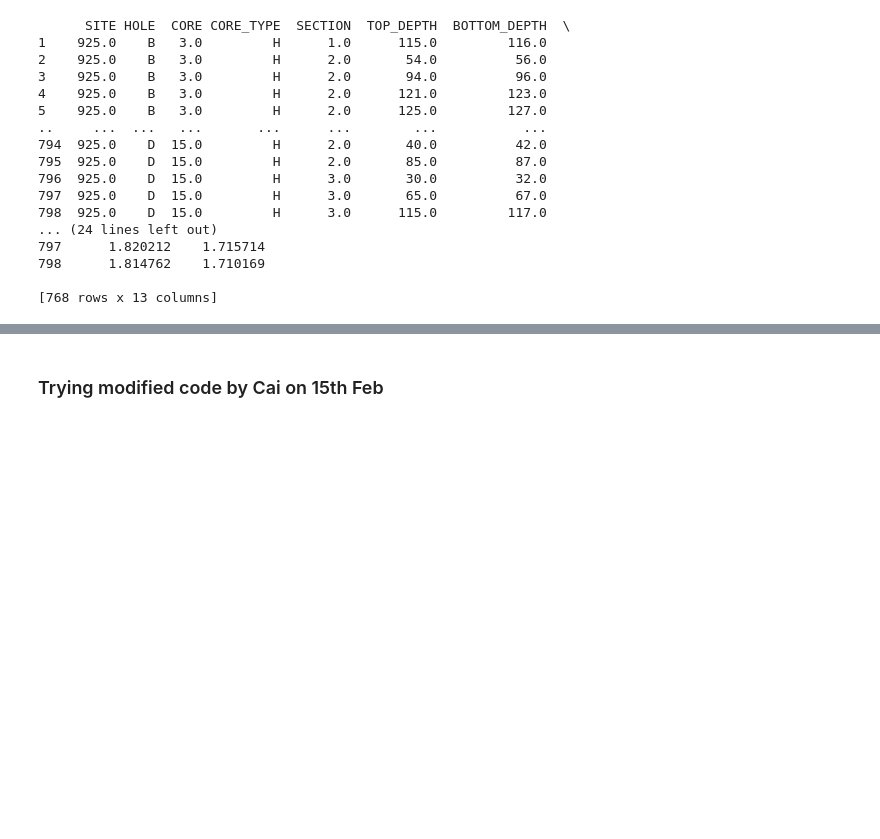
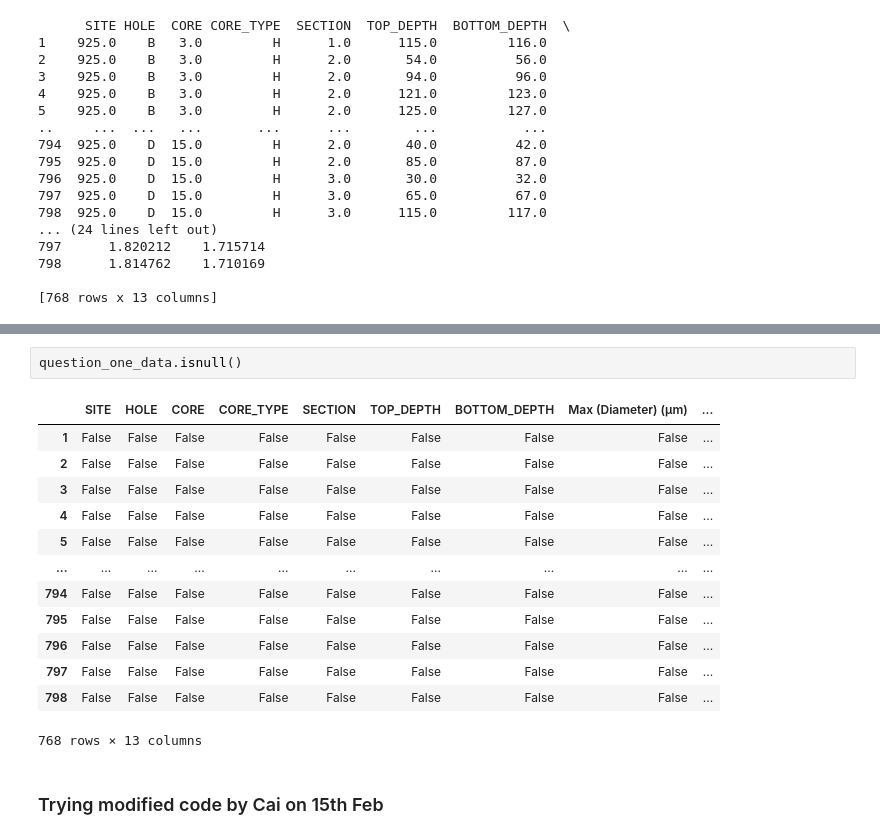
Before and after one commit to SimarleenDung/Data-Science-Mini-Project, a Jupyter notebook: Code.ipynb, the cells around one changed output, grey strips where cells are left out. Saved outputs shown, nothing was run; the diff lists cells and outputs as text; blank space fills up the shorter version.

```diff
--- a/Code.ipynb
+++ b/Code.ipynb
@@ -394,3 +406,19 @@ question_one_data.to_csv("question_one_data.csv", index=False)
+# %%
+question_one_data.isnull()
+# %% [output]
+|  | SITE | HOLE | CORE | CORE_TYPE | SECTION | TOP_DEPTH | BOTTOM_DEPTH | Max (Diameter) (µm) | ... |
+| 1 | False | False | False | False | False | False | False | False | ... |
+| 2 | False | False | False | False | False | False | False | False | ... |
+| 3 | False | False | False | False | False | False | False | False | ... |
+| 4 | False | False | False | False | False | False | False | False | ... |
+| 5 | False | False | False | False | False | False | False | False | ... |
+| ... | ... | ... | ... | ... | ... | ... | ... | ... | ... |
+| 794 | False | False | False | False | False | False | False | False | ... |
+| 795 | False | False | False | False | False | False | False | False | ... |
+| 796 | False | False | False | False | False | False | False | False | ... |
+| 797 | False | False | False | False | False | False | False | False | ... |
+| 798 | False | False | False | False | False | False | False | False | ... |
+768 rows × 13 columns
 # %% [markdown]
 ### Trying modified code by Cai on 15th Feb
 # %%
```
Also changed, not shown: parts of 2 cells of this notebook.
